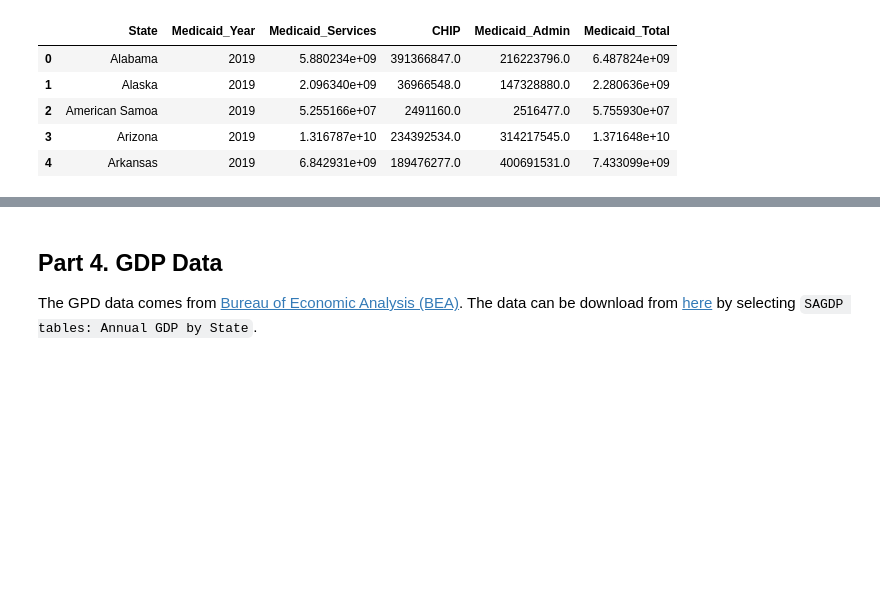
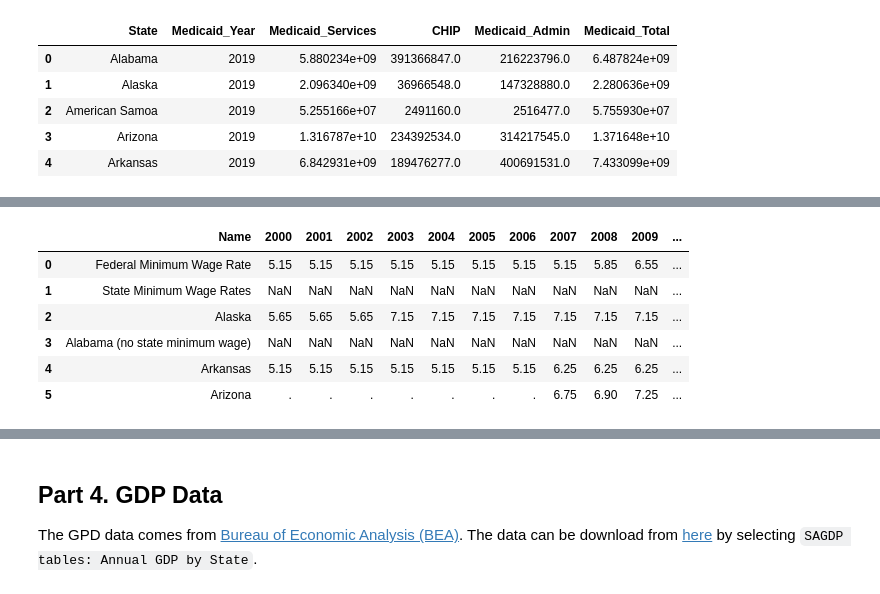
Before and after one commit to Kugelbrecher/data-repository-partial-code, a Jupyter notebook: code/clean_Other.ipynb, the cells around one changed output, grey strips where cells are left out. Saved outputs shown, nothing was run; the diff lists cells and outputs as text; code cells hidden in the pictures; blank space fills up the shorter version.

```diff
--- a/code/clean_Other.ipynb
+++ b/code/clean_Other.ipynb
@@ -197,16 +180,0 @@ tables[0].head(3)
-# %%
-df = tables[0]
-# set the first row as the header
-df.columns = df.iloc[0]
-# remove the first row and the last two columns
-df = df.iloc[1:, :-3]
-
-# rename the columns
-df.columns = ['State', 'MinWage13', 'MinWage14', 'MinWage15', 'MinWage16', 'MinWage17',
-              'MinWage18', 'MinWage19', 'MinWage20', 'MinWage21', 'MinWage22']
-
-# remove the dollar sign and convert to float
-for col in df.columns[1:]:
-    df[col] = df[col].str.replace('$', '', regex=True).astype(float)
-
-df
@@ -230,0 +219,10 @@ df
+# %%
+df_init.head(6)
+# %% [output]
+|  | Name | 2000 | 2001 | 2002 | 2003 | 2004 | 2005 | 2006 | 2007 | 2008 | 2009 | ... |
+| 0 | Federal Minimum Wage Rate | 5.15 | 5.15 | 5.15 | 5.15 | 5.15 | 5.15 | 5.15 | 5.15 | 5.85 | 6.55 | ... |
+| 1 | State Minimum Wage Rates | NaN | NaN | NaN | NaN | NaN | NaN | NaN | NaN | NaN | NaN | ... |
+| 2 | Alaska | 5.65 | 5.65 | 5.65 | 7.15 | 7.15 | 7.15 | 7.15 | 7.15 | 7.15 | 7.15 | ... |
+| 3 | Alabama (no state minimum wage) | NaN | NaN | NaN | NaN | NaN | NaN | NaN | NaN | NaN | NaN | ... |
+| 4 | Arkansas | 5.15 | 5.15 | 5.15 | 5.15 | 5.15 | 5.15 | 5.15 | 6.25 | 6.25 | 6.25 | ... |
+| 5 | Arizona | . | . | . | . | . | . | . | 6.75 | 6.90 | 7.25 | ... |
```
Also changed, not shown: parts of 8 cells of this notebook.
